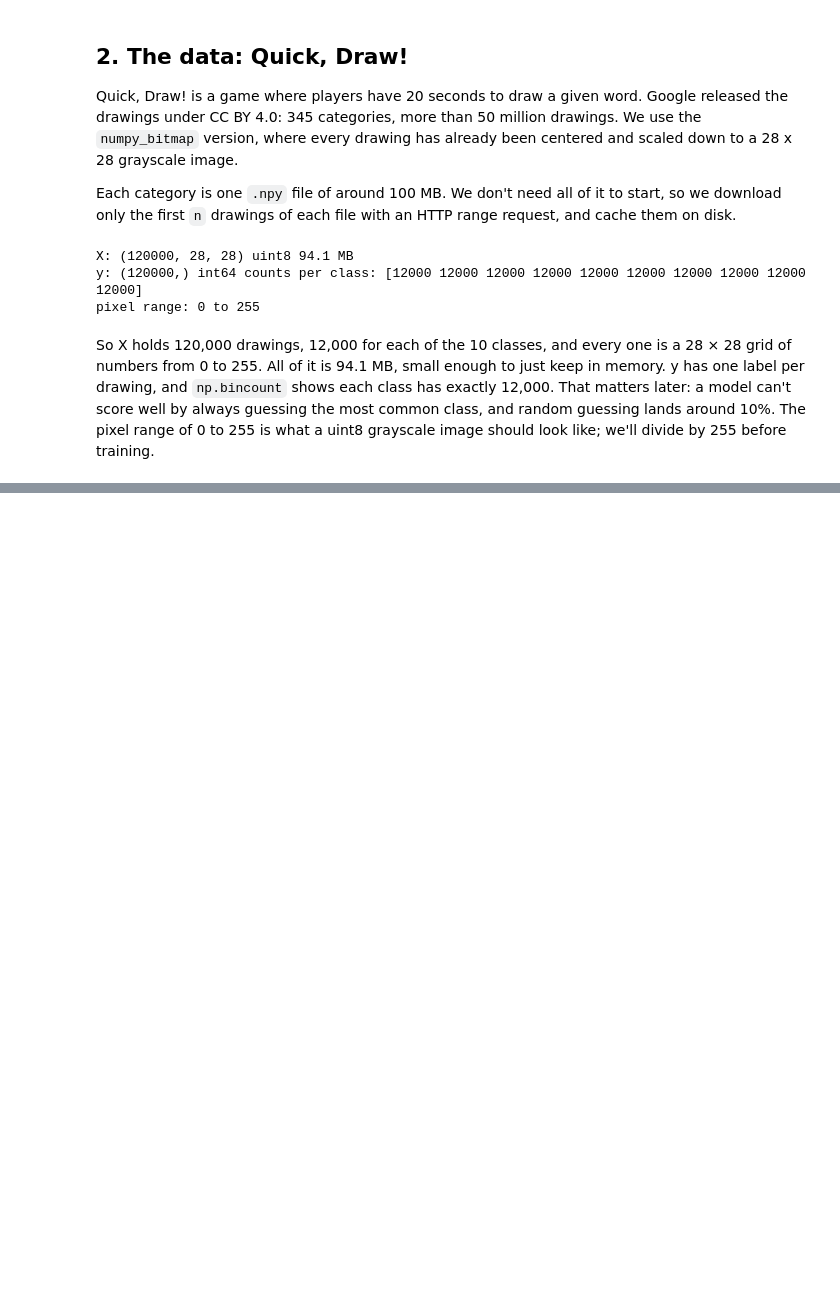
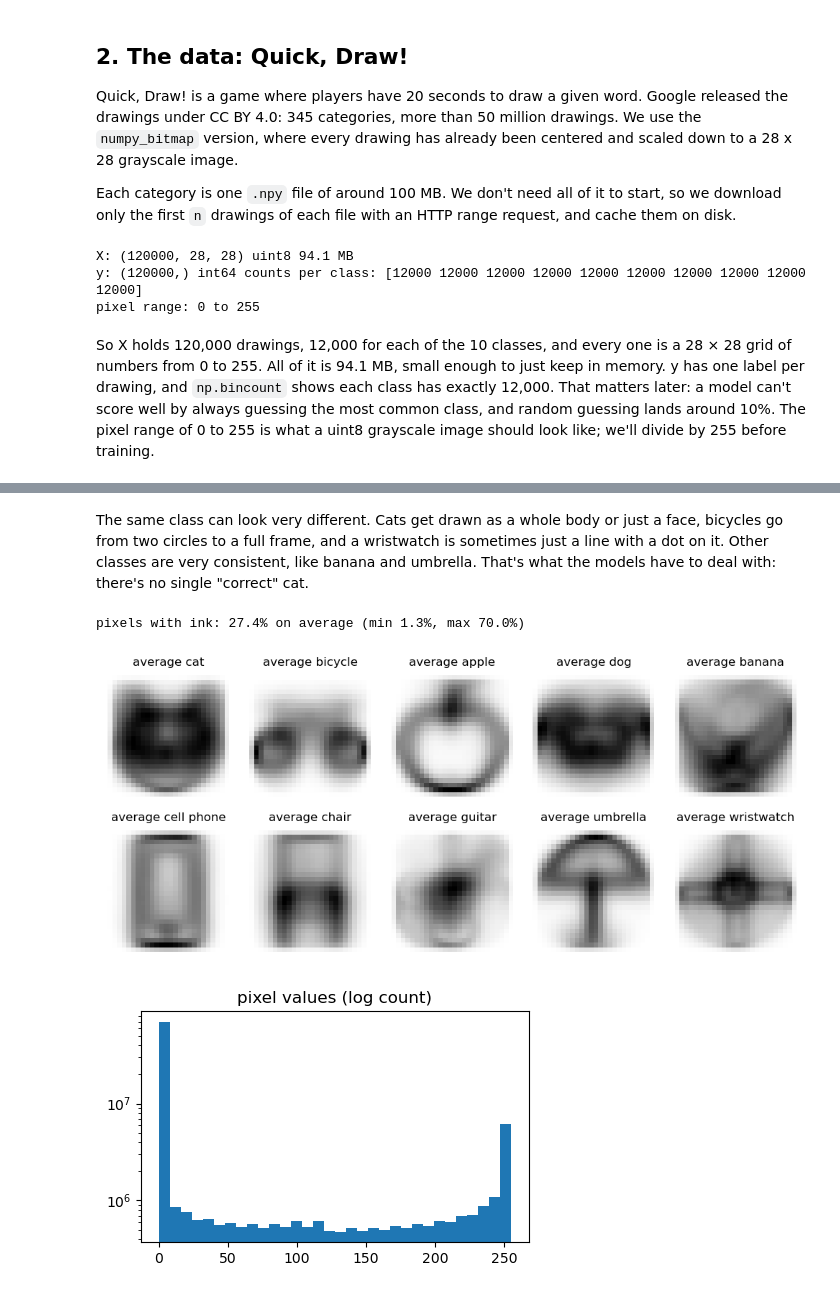
Before and after one commit to alina0607/sketch-recognition-from-scratch, a Jupyter notebook: sketch_recognition.ipynb, the cells around one changed output, grey strips where cells are left out. Drawn from its saved outputs; the diff is of its cells as text; code cells hidden in the pictures; blank space fills up the shorter version.

```diff
--- a/sketch_recognition.ipynb
+++ b/sketch_recognition.ipynb
@@ -99,0 +119,24 @@ well by always guessing the most common class, and random guessing lands around
+# %% [markdown]
+The same class can look very different. Cats get drawn as a whole body or just a face, bicycles go from two
+circles to a full frame, and a wristwatch is sometimes just a line with a dot on it. Other classes are very
+consistent, like banana and umbrella. That's what the models have to deal with: there's no single "correct" cat.
+# %%
+ink = (X > 0).mean(axis=(1, 2))   # fraction of pixels with any ink, per drawing
+print(f"pixels with ink: {ink.mean():.1%} on average (min {ink.min():.1%}, max {ink.max():.1%})")
+
+fig, axes = plt.subplots(2, 5, figsize=(10, 4.6))
+for ax, category, images in zip(axes.flat, CLASSES, per_class):
+    ax.imshow(images.mean(axis=0), cmap="gray_r")   # all 12,000 drawings of the class, averaged
+    ax.set_title(f"average {category}")
+    ax.axis("off")
+plt.tight_layout()
+plt.show()
+
+plt.figure(figsize=(5, 3))
+plt.hist(X.ravel(), bins=32, log=True)   # log scale, or the zeros drown out everything else
+plt.title("pixel values (log count)")
+plt.show()
+# %% [output]
+pixels with ink: 27.4% on average (min 1.3%, max 70.0%)
+[figure, added]
+[figure, added]
```
Also changed, not shown: parts of 3 cells of this notebook.
